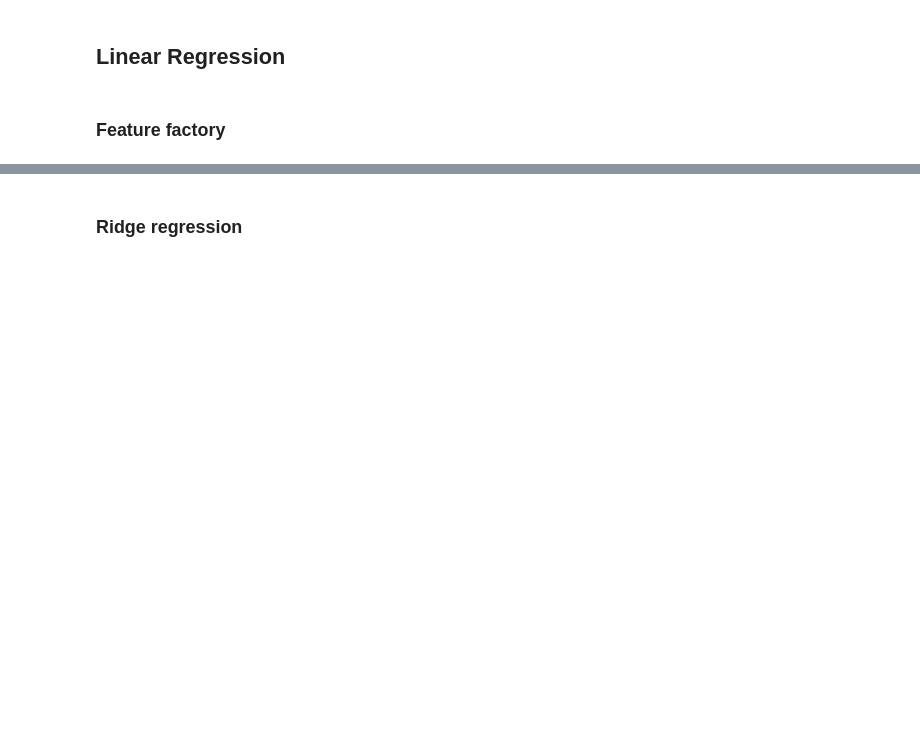
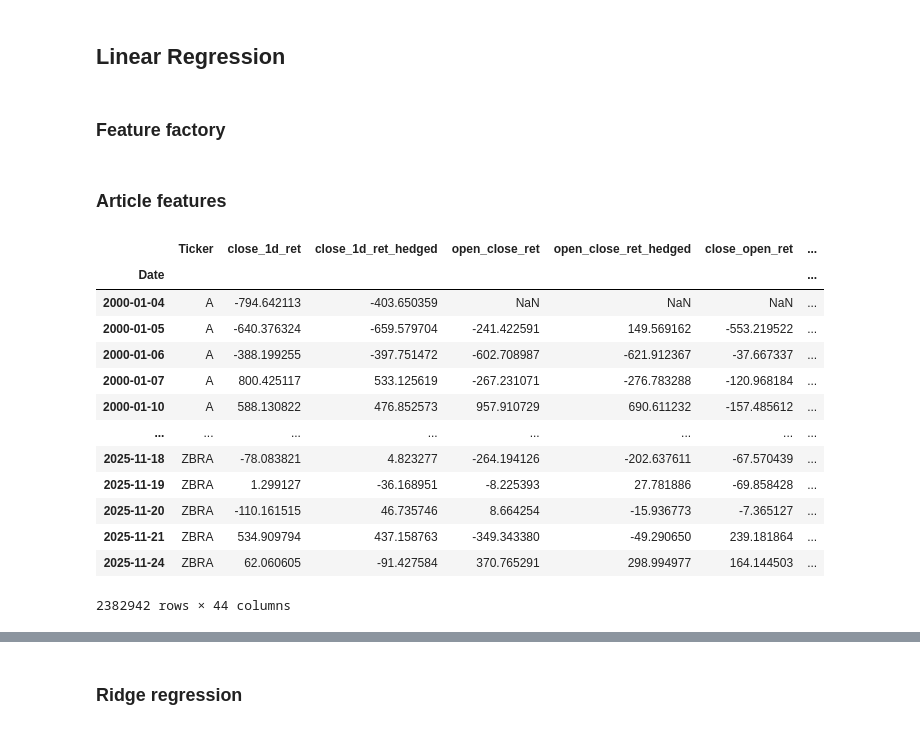
Before and after one commit to Mathieuja/Advanced-ML-Project, a Jupyter notebook: notebook.ipynb, the cells around one changed output, grey strips where cells are left out. Saved outputs shown, nothing was run; the diff lists cells and outputs as text; code cells hidden in the pictures; blank space fills up the shorter version.

Commit message:
adding features described in article

```diff
--- a/notebook.ipynb
+++ b/notebook.ipynb
@@ -381,3 +461,53 @@ linear_features
 results_df.sort_values('mean_bias_ts').tail(50)
 # %%
 results_df.loc['zscore_open_close_ret_60d', 'bias_ts'].cumsum().plot()
+# %% [markdown]
+### Article features
+# %%
+article_features = []
+
+feature = 'close_1d_ret'
+for h in [3, 5, 20, 60]:
+    df[f'avg_{feature}_{h}d'] = df.groupby('Ticker')[feature].transform(lambda x: x.rolling(h).mean())
+    df[f'avg_{feature}_{h}d'] = df.groupby('Ticker')[f'avg_{feature}_{h}d'].shift()
+    df[f'vol_{h}d'] = df.groupby('Ticker')[feature].transform(lambda x: x.rolling(h).std())*np.sqrt(252)
+    df[f'vol_{h}d'] = df.groupby('Ticker')[f'vol_{h}d'].shift()
+    df[f'avg_normalised_{feature}_{h}d'] = df[f'avg_{feature}_{h}d']/df[f'vol_{h}d']
+    article_features.append(f'avg_{feature}_{h}d')
+    article_features.append(f'avg_normalised_{feature}_{h}d')
+# %%
+short_span_list = [8, 16, 32]
+long_span_list = [24, 48, 96]
+for window in [21, 63, 126, 252]:
+    for i, (short_span, long_span) in enumerate(zip(short_span_list, long_span_list)):
+        macd_adj_series = (df.groupby('Ticker')['close_1d_ret'].ewm(span=short_span, adjust=False).mean() - df.groupby('Ticker')['close_1d_ret'].ewm(span=long_span, adjust=False).mean())/df.groupby('Ticker')['close_1d_ret'].rolling(63).std()
+        macd_adj_series.name = f'macd_adj_{window}_{i+1}'
+        df = df.merge(macd_adj_series, on=['Date', 'Ticker'], how='right')
+        df[f'macd_adj_{window}_{i+1}'] /= df[f'macd_adj_{window}_{i+1}'].rolling(252).std()
+        df[f'macd_adj_{window}_{i+1}'] = df.groupby('Ticker')[f'macd_adj_{window}_{i+1}'].shift(window+1)
+        article_features.append(f'macd_adj_{window}_{i+1}')
+# %%
+def phi_baz(x):
+    return x / np.sqrt(1 + x**2)
+# %%
+for window in [21, 63, 126, 252]:
+    df[f'macd_baz_signal_{window}'] = df[[f'macd_adj_{window}_1', f'macd_adj_{window}_2', f'macd_adj_{window}_3']].apply(phi_baz).sum(1).replace(0, np.nan)
+    df[f'macd_baz_signal_{window}'] = df.groupby('Ticker')[f'macd_baz_signal_{window}'].shift()
+    article_features.append(f'macd_baz_signal_{window}')
+# %%
+df
+# %% [output]
+|  | Ticker | close_1d_ret | close_1d_ret_hedged | open_close_ret | open_close_ret_hedged | close_open_ret | ... |
+| Date |  |  |  |  |  |  | ... |
+| 2000-01-04 | A | -794.642113 | -403.650359 | NaN | NaN | NaN | ... |
+| 2000-01-05 | A | -640.376324 | -659.579704 | -241.422591 | 149.569162 | -553.219522 | ... |
+| 2000-01-06 | A | -388.199255 | -397.751472 | -602.708987 | -621.912367 | -37.667337 | ... |
+| 2000-01-07 | A | 800.425117 | 533.125619 | -267.231071 | -276.783288 | -120.968184 | ... |
+| 2000-01-10 | A | 588.130822 | 476.852573 | 957.910729 | 690.611232 | -157.485612 | ... |
+| ... | ... | ... | ... | ... | ... | ... | ... |
+| 2025-11-18 | ZBRA | -78.083821 | 4.823277 | -264.194126 | -202.637611 | -67.570439 | ... |
+| 2025-11-19 | ZBRA | 1.299127 | -36.168951 | -8.225393 | 27.781886 | -69.858428 | ... |
+| 2025-11-20 | ZBRA | -110.161515 | 46.735746 | 8.664254 | -15.936773 | -7.365127 | ... |
+| 2025-11-21 | ZBRA | 534.909794 | 437.158763 | -349.343380 | -49.290650 | 239.181864 | ... |
+| 2025-11-24 | ZBRA | 62.060605 | -91.427584 | 370.765291 | 298.994977 | 164.144503 | ... |
+2382942 rows × 44 columns
```
Also changed, not shown: parts of 14 cells of this notebook.
